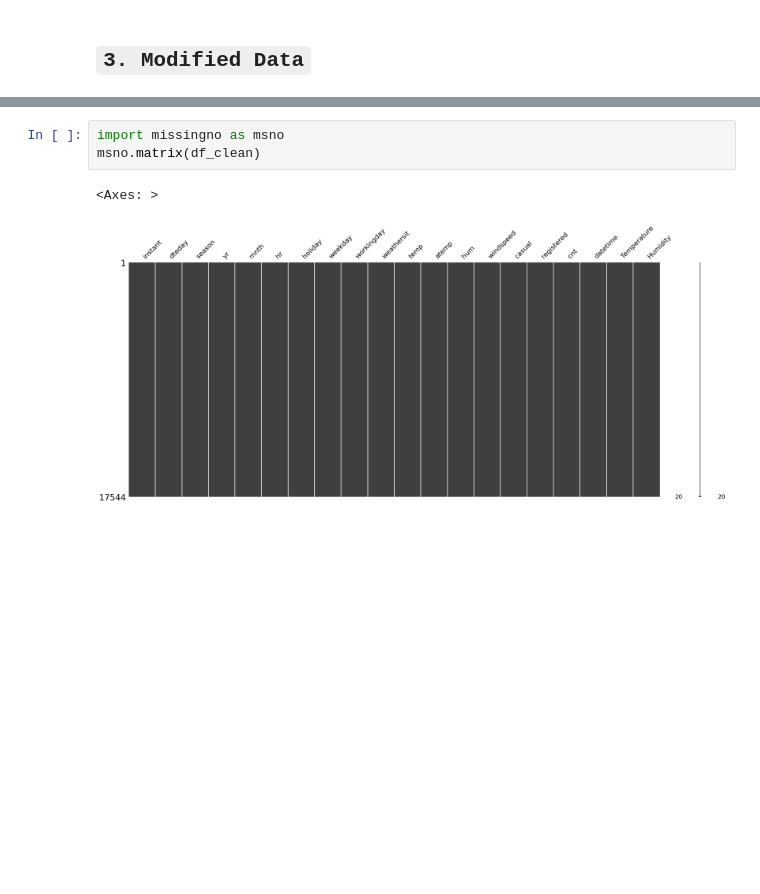
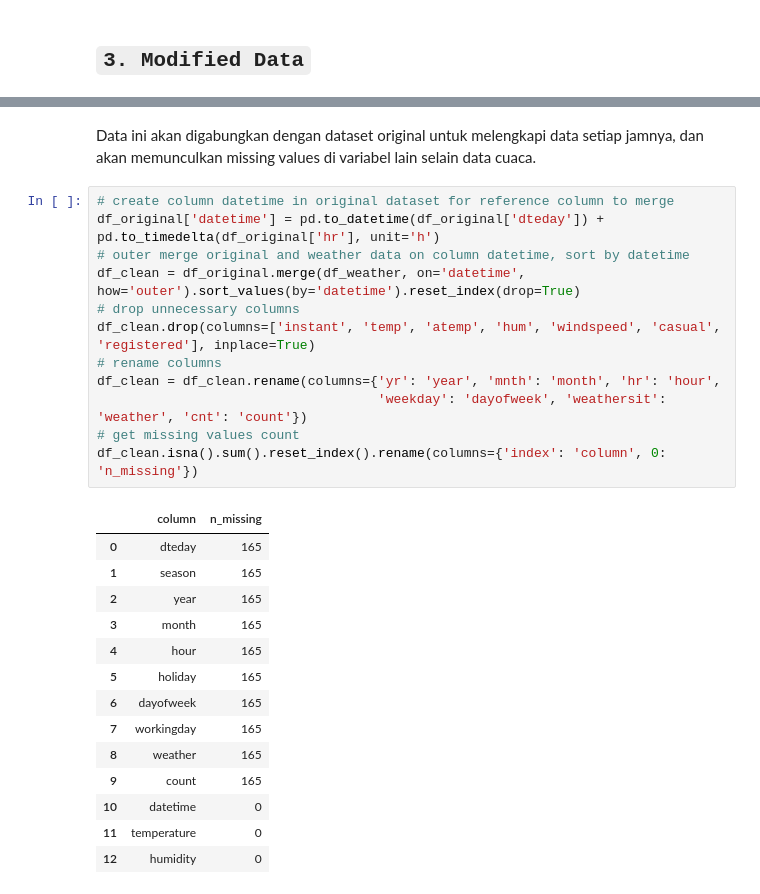
Before and after one commit to nheryanto/capital-bikeshare, a Jupyter notebook: notebooks/1.0-data-collection.ipynb, the cells around one changed output, grey strips where cells are left out. Cells and saved outputs as stored; diff of their text form; blank space fills up the shorter version.

```diff
--- a/notebooks/1.0-data-collection.ipynb
+++ b/notebooks/1.0-data-collection.ipynb
@@ -122,6 +129,29 @@ for col in tmp[tmp[0]>0]['index']:
-# %%
-import missingno as msno
-msno.matrix(df_clean)
-# %% [output]
-<Axes: >
-[figure, removed]
+# %% [markdown]
+ Data ini akan digabungkan dengan dataset original untuk melengkapi data setiap jamnya, dan akan memunculkan missing values di variabel lain selain data cuaca.
+# %%
+# create column datetime in original dataset for reference column to merge
+df_original['datetime'] = pd.to_datetime(df_original['dteday']) + pd.to_timedelta(df_original['hr'], unit='h')
+# outer merge original and weather data on column datetime, sort by datetime
+df_clean = df_original.merge(df_weather, on='datetime', how='outer').sort_values(by='datetime').reset_index(drop=True)
+# drop unnecessary columns
+df_clean.drop(columns=['instant', 'temp', 'atemp', 'hum', 'windspeed', 'casual', 'registered'], inplace=True)
+# rename columns
+df_clean = df_clean.rename(columns={'yr': 'year', 'mnth': 'month', 'hr': 'hour',
+                                    'weekday': 'dayofweek', 'weathersit': 'weather', 'cnt': 'count'})
+# get missing values count
+df_clean.isna().sum().reset_index().rename(columns={'index': 'column', 0: 'n_missing'})
+# %% [output]
+|  | column | n_missing |
+| 0 | dteday | 165 |
+| 1 | season | 165 |
+| 2 | year | 165 |
+| 3 | month | 165 |
+| 4 | hour | 165 |
+| 5 | holiday | 165 |
+| 6 | dayofweek | 165 |
+| 7 | workingday | 165 |
+| 8 | weather | 165 |
+| 9 | count | 165 |
+| 10 | datetime | 0 |
+| 11 | temperature | 0 |
+| 12 | humidity | 0 |
```
Also changed, not shown: parts of 13 cells of this notebook, 1 other file.
